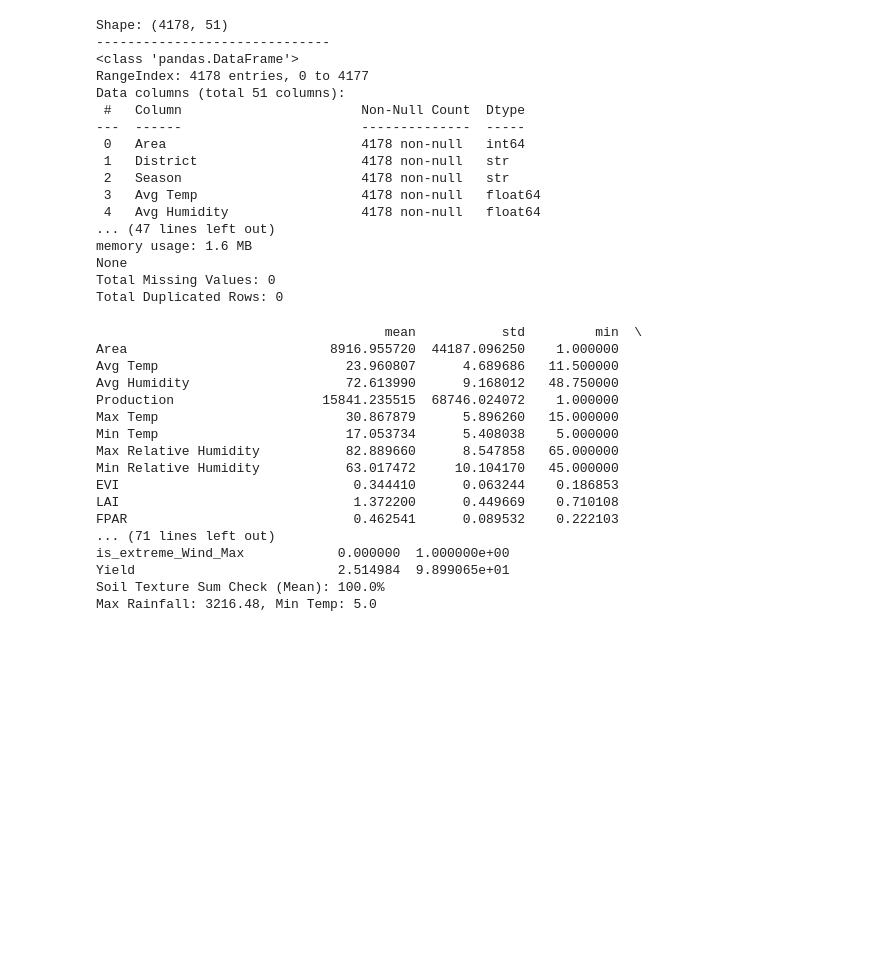
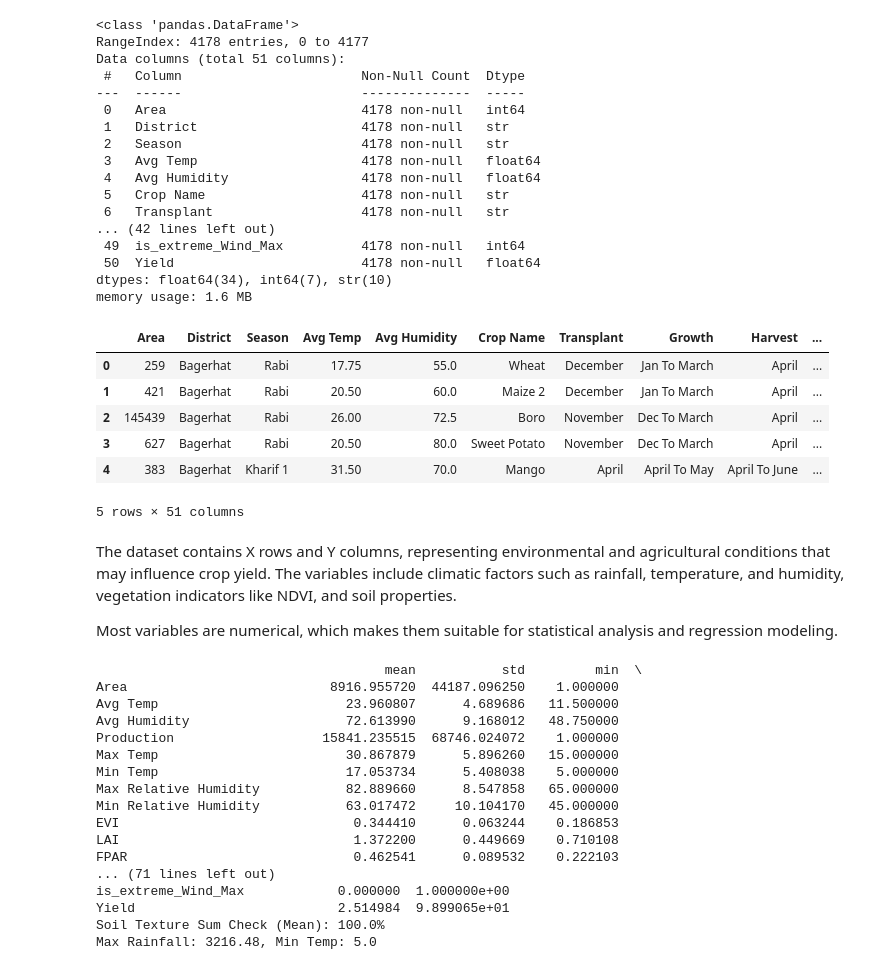
Before and after one commit to Group-9-i-i/ADY201m-Project, a Jupyter notebook: Python analytic/Untitled.ipynb, the cells around one changed output. Saved outputs shown, nothing was run; the diff lists cells and outputs as text; code cells hidden in the pictures; blank space fills up the shorter version.

```diff
--- a/Python analytic/Untitled.ipynb
+++ b/Python analytic/Untitled.ipynb
@@ -1,39 +1,46 @@
 # %%
 import pandas as pd
 import numpy as np
 
 # Load dataset
 df = pd.read_csv('Agri_Data_Cleaned.csv')
 
 # 1.1 Kiểm tra thông tin cơ bản
-print(f"Shape: {df.shape}")
-print("-" * 30)
-print(df.info())
 
-# 1.2 Kiểm tra Missing values và Duplicates
-missing = df.isnull().sum().sum()
-duplicates = df.duplicated().sum()
 
-print(f"Total Missing Values: {missing}")
-print(f"Total Duplicated Rows: {duplicates}")
+df.shape
+df.info()
+df.head()
 # %% [output]
-Shape: (4178, 51)
-------------------------------
 <class 'pandas.DataFrame'>
 RangeIndex: 4178 entries, 0 to 4177
 Data columns (total 51 columns):
  #   Column                       Non-Null Count  Dtype
 ---  ------                       --------------  -----
  0   Area                         4178 non-null   int64
  1   District                     4178 non-null   str
  2   Season                       4178 non-null   str
  3   Avg Temp                     4178 non-null   float64
  4   Avg Humidity                 4178 non-null   float64
-... (47 lines left out)
+ 5   Crop Name                    4178 non-null   str
+ 6   Transplant                   4178 non-null   str
+... (42 lines left out)
+ 49  is_extreme_Wind_Max          4178 non-null   int64
+ 50  Yield                        4178 non-null   float64
+dtypes: float64(34), int64(7), str(10)
 memory usage: 1.6 MB
-None
-Total Missing Values: 0
-Total Duplicated Rows: 0
+|  | Area | District | Season | Avg Temp | Avg Humidity | Crop Name | Transplant | Growth | Harvest | ... |
+| 0 | 259 | Bagerhat | Rabi | 17.75 | 55.0 | Wheat | December | Jan To March | April | ... |
+| 1 | 421 | Bagerhat | Rabi | 20.50 | 60.0 | Maize 2 | December | Jan To March | April | ... |
+| 2 | 145439 | Bagerhat | Rabi | 26.00 | 72.5 | Boro | November | Dec To March | April | ... |
+| 3 | 627 | Bagerhat | Rabi | 20.50 | 80.0 | Sweet Potato | November | Dec To March | April | ... |
+| 4 | 383 | Bagerhat | Kharif 1 | 31.50 | 70.0 | Mango | April | April To May | April To June | ... |
+5 rows × 51 columns
+# %% [markdown]
+The dataset contains X rows and Y columns, representing environmental and agricultural conditions that may influence crop yield.
+The variables include climatic factors such as rainfall, temperature, and humidity, vegetation indicators like NDVI, and soil properties.
+
+Most variables are numerical, which makes them suitable for statistical analysis and regression modeling.
 # %%
 # 2.1 Thống kê mô tả
 stats = df.describe().T
```
Also changed, not shown: parts of 4 cells of this notebook.
